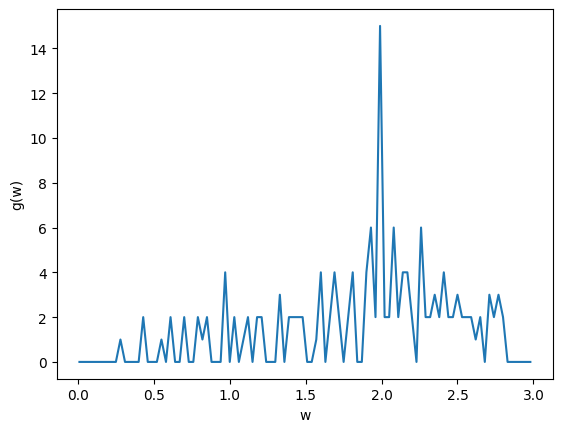
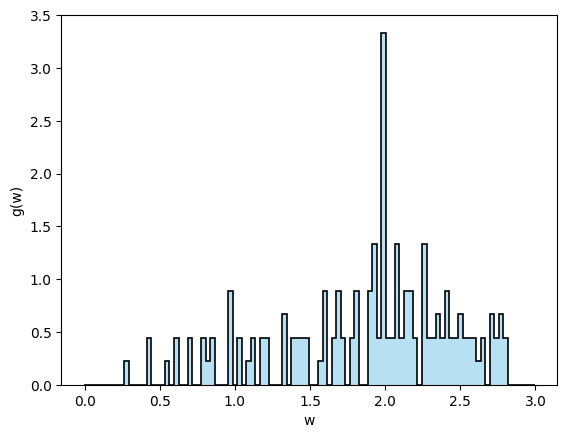
The notebook cell's code change between the first figure and the second:
--- before
+++ after
@@ -1,3 +1,3 @@
-w_2 = np.arange(0.01,3,0.03) # define test array
+w_2 = np.arange(0.01,3,0.03) # define test arrayl
 g_w = np.zeros(len(w_2))
 
@@ -9,5 +9,12 @@
     g_w[l] = a
 
-g_w = plt.plot(w_2,g_w)
+# normalize g_w
+g_w = g_w / (np.sum(g_w)*0.03)
+print(np.sum(g_w)*0.03)
+# plt.plot(w_2,g_w)
+# Plotting the histogram
+edges = np.append(w_2 - 0.015, w_2[-1] + 0.015)
+plt.stairs(g_w, edges, fill=True, color='skyblue', alpha=0.6, baseline=0)
+plt.stairs(g_w, edges, fill=False, color='black', linewidth=1.2, baseline=0)
 plt.ylabel("g(w)")
 plt.xlabel("w")

Commit: Klaine aanpassingen